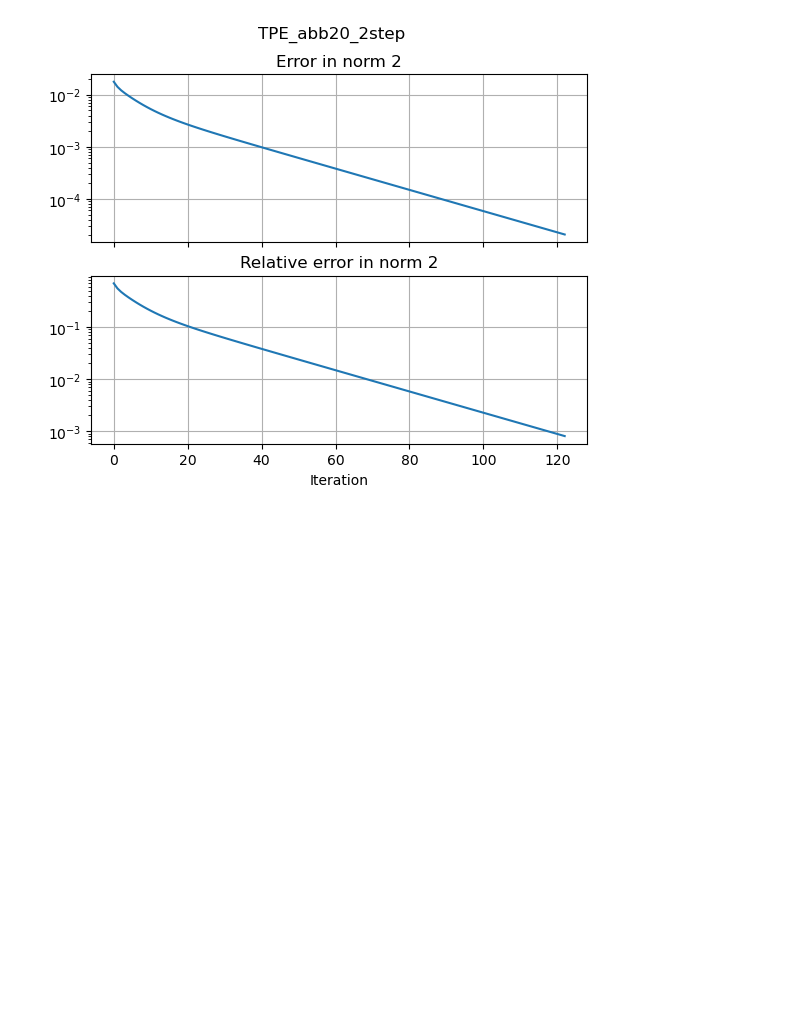
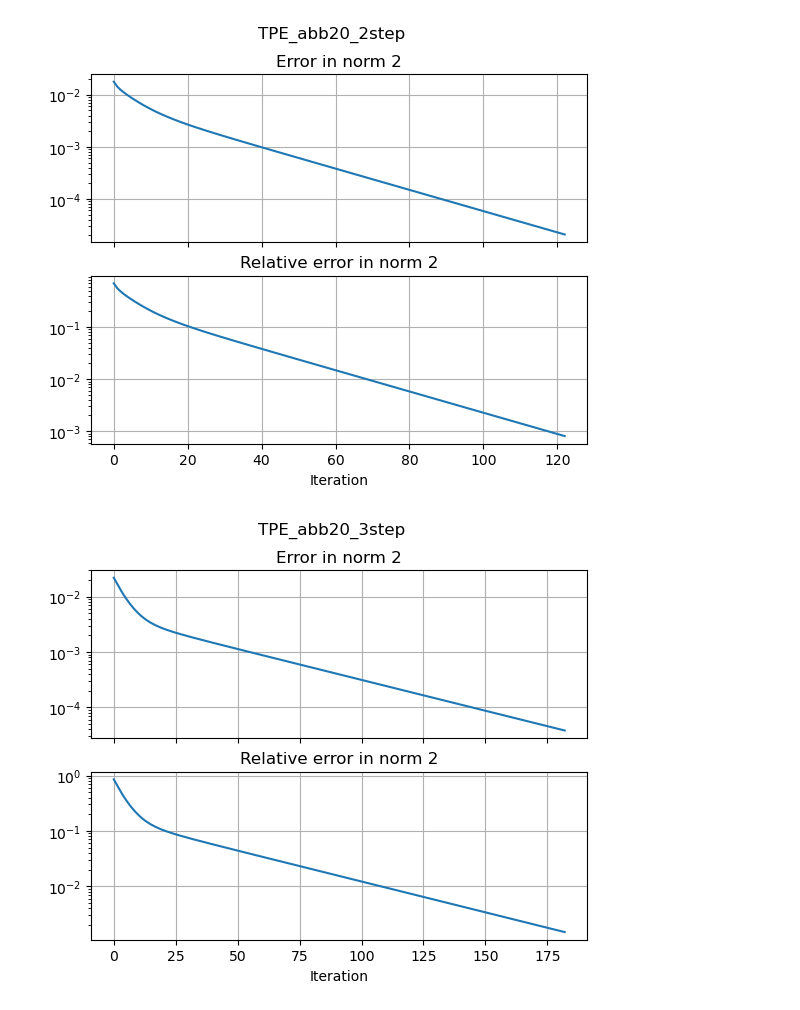
Before and after one commit to odd-tortoise/PlockY, a Jupyter notebook: post.ipynb, the cells around one changed output. Drawn from its saved outputs; the diff is of its cells as text; code cells hidden in the pictures; blank space fills up the shorter version.

```diff
--- a/post.ipynb
+++ b/post.ipynb
@@ -6,7 +6,7 @@ import numpy as np
 
 path = "build/benchmarks/"
 
-tests = ["test_micro","test_micro2","test0","TPE_abb20_2step","TPE_abb20_3step","TPE_abb30_2step","TPE_abb30_3step"]
+tests = ["TPE_abb20_2step","TPE_abb20_3step","TPE_abb80_2step","TPE_abb80_3step","TPE_abb320_2step","TPE_abb320_3step"]
 
 for test in tests:
     truesol = path + test + "/gold.txt"
@@ -36,31 +36,33 @@ for test in tests:
     rel_error = []
     for i in hist:
         error.append(np.linalg.norm(i - truesol))
         rel_error.append(np.linalg.norm(i - truesol) / norm_of_sol)
 
 
     # flip the error
     error = error[::-1]
     rel_error = rel_error[::-1]
 
     # sub plto the error
     fig, ax = plt.subplots(2, 1, sharex=True)
 
     ax[0].plot(error)
     ax[0].set_title("Error in norm 2")
     ax[0].set_yscale("log")
     ax[0].grid()
 
     ax[1].plot(rel_error)
     ax[1].set_title("Relative error in norm 2")
     ax[1].set_yscale("log")
     ax[1].grid()
 
     plt.xlabel("Iteration")
     plt.suptitle(test)
-    plt.show()
+
+    plt.savefig(path + test + "/error.png")
 # %% [output]
 [figure]
 [figure]
 [figure]
 [figure]
+[figure, added]
```
Also changed, not shown: parts of 1 cell of this notebook, 47 other files.
